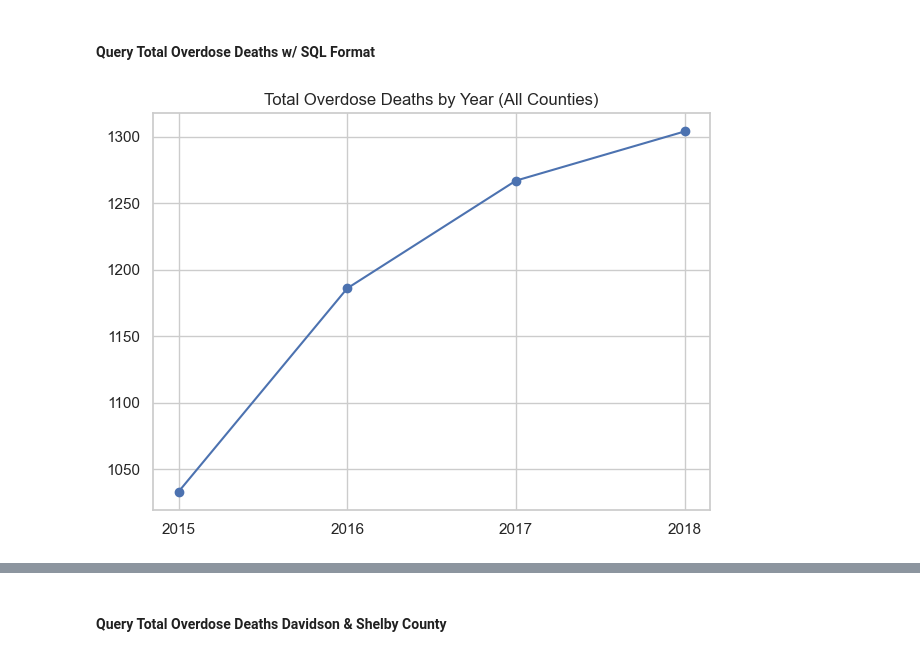
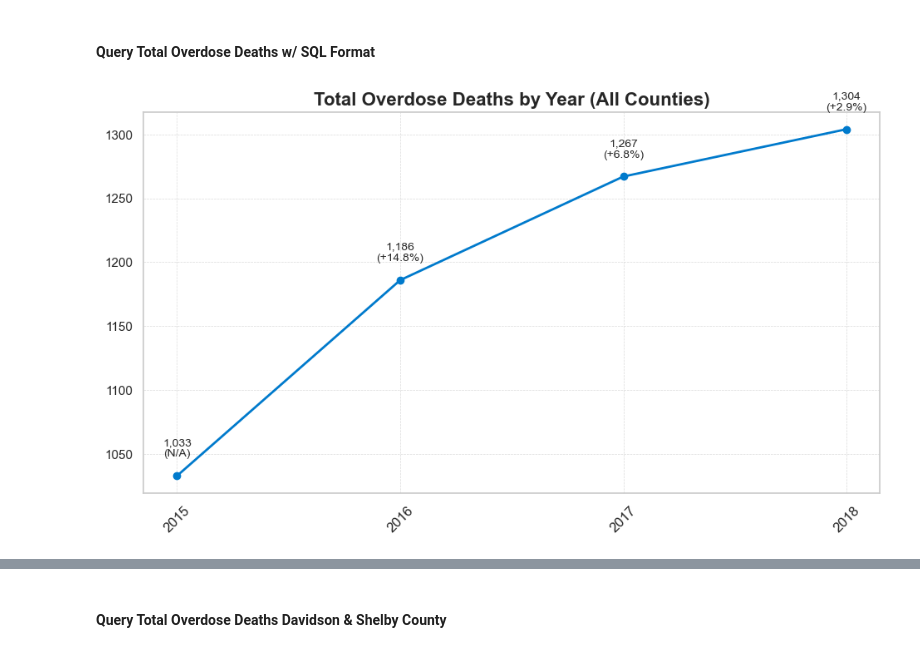
Before and after one commit to NewForce-Cohort-11-Data/prescribers-but-python-mountaineer-medicine, a Jupyter notebook: prescribers-notebook.ipynb, the cells around one changed output, grey strips where cells are left out. Cells and saved outputs as stored; diff of their text form; code cells hidden in the pictures.

```diff
--- a/prescribers-notebook.ipynb
+++ b/prescribers-notebook.ipynb
@@ -19,29 +21,60 @@ import pandas as pd
 # %% [markdown]
 #### Query Total Overdose Deaths w/ SQL Format
 # %%
-total_od_deaths = '''WITH deaths_by_year AS (
+total_df = '''WITH deaths_by_year AS (
     SELECT
         year,
         SUM(overdose_deaths) AS total_deaths
     FROM overdose_deaths
     GROUP BY year
 )
 SELECT year, total_deaths
 FROM deaths_by_year
 ORDER BY year;'''
 
 with engine.connect() as connection:
-    total_od_deaths = pd.read_sql(text(total_od_deaths), con = connection)
+    total_df = pd.read_sql(text(total_df), con = connection)
 
-plt.figure()
-plt.plot(total_df["year"], total_df["total_deaths"], marker="o")
-plt.title("Total Overdose Deaths by Year (All Counties)")
-plt.xlabel("")
-plt.ylabel("")
-plt.tight_layout()
 
-plt.savefig('total_od_deaths_year.png')
+sns.set(style="whitegrid")
+
+# Calculate YoY percent change
+total_df["yoy_pct"] = total_df["total_deaths"].pct_change() * 100
+
+# Create figure
+fig, ax = plt.subplots(figsize=(10, 6))
+
+# Plot line
+ax.plot(total_df["year"], total_df["total_deaths"], marker="o", linestyle='-', linewidth=2, color="#007acc", markersize=6)
+
+# Title and labels
+ax.set_title("Total Overdose Deaths by Year (All Counties)", fontsize=16, fontweight='bold')
+ax.set_xlabel("")
+ax.set_ylabel("")
+
+# X-ticks
+ax.set_xticks(total_df["year"])
+ax.set_xticklabels(total_df["year"], rotation=45, fontsize=12)
+
+# Grid
+ax.grid(True, linestyle='--', linewidth=0.5, alpha=0.7)
+
+# Annotate each point with YoY percent change
+for i in range(1, len(total_df)):
+    x = total_df["year"].iloc[i]
+    y = total_df["total_deaths"].iloc[i]
+    pct = total_df["yoy_pct"].iloc[i]
+    ax.text(x, y + max(total_df["total_deaths"]) * 0.01, f'{y:,}\n({pct:+.1f}%)', ha='center', va='bottom', fontsize=10)
+
+# # Optional: annotate first year without YoY
+first_x = total_df["year"].iloc[0]
+first_y = total_df["total_deaths"].iloc[0]
+ax.text(first_x, first_y + max(total_df["total_deaths"]) * 0.01, f'{first_y:,}\n(N/A)', ha='center', va='bottom', fontsize=10)
+
+plt.tight_layout(pad=2.0)
+
+# plt.savefig('total_overdose.png')
 
 plt.show()
 # %% [output]
-[figure, old version]
+[figure, new version]
```
Also changed, not shown: parts of 40 cells of this notebook, 9 other files.
